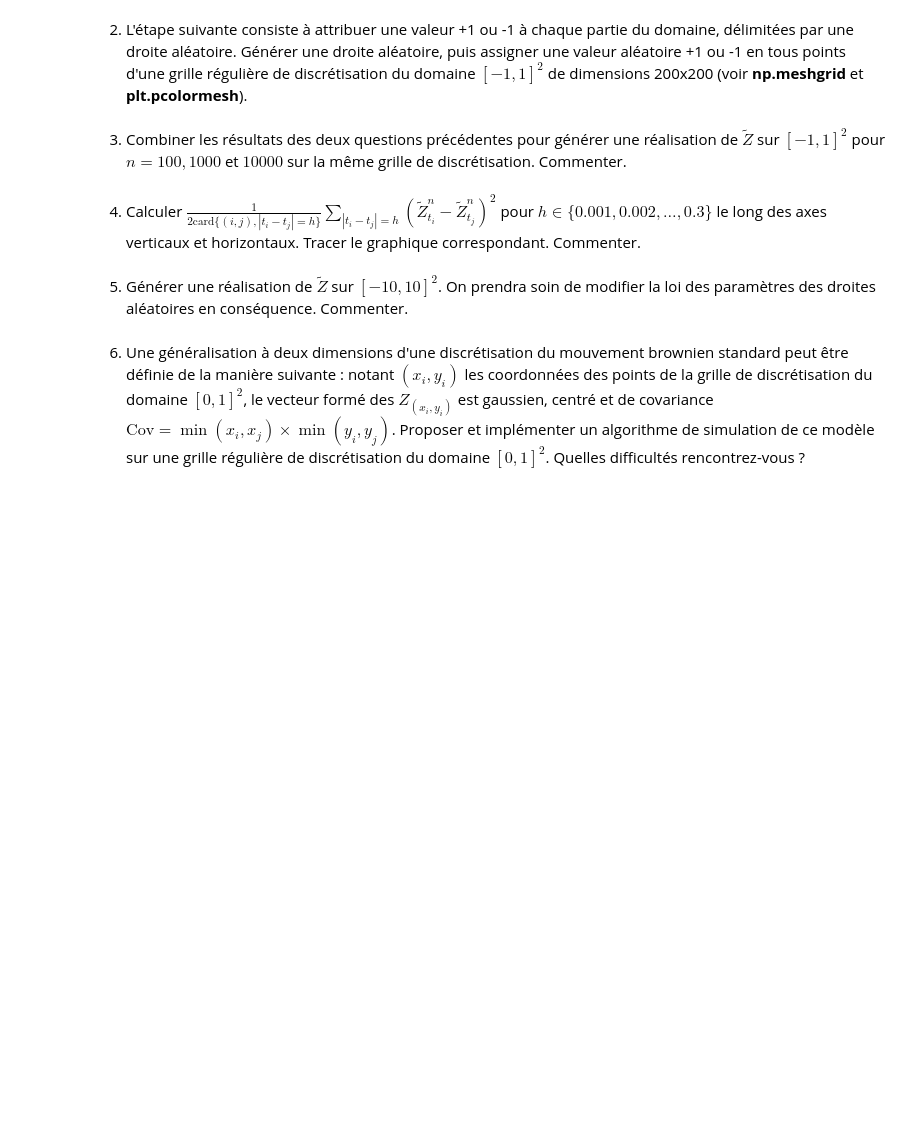
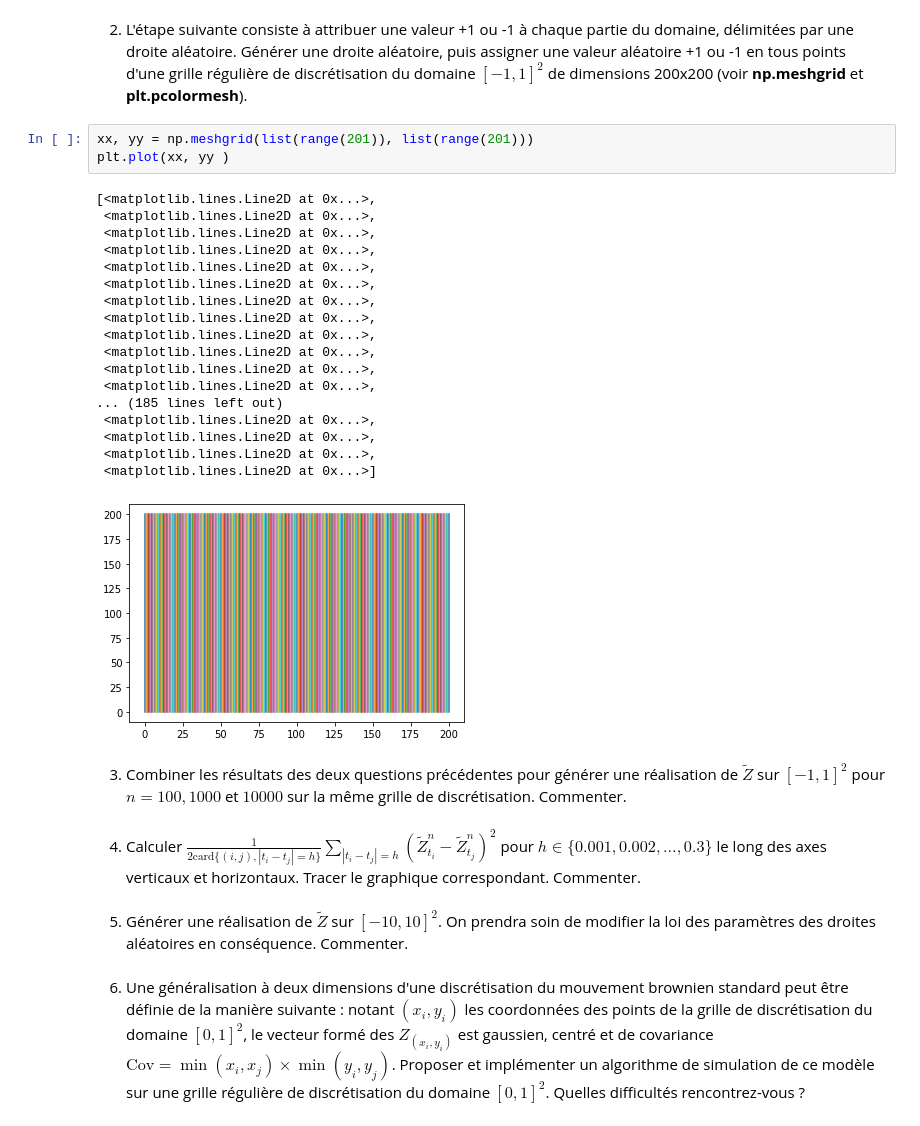
Before and after one commit to 21courgnea/Projet-Probabilit-COURGNEAU-LAFORGUE, a Jupyter notebook: Projet_Probabilités_COURGNEAU_LAFORGUE.ipynb, the cells around one changed output. Drawn from its saved outputs; the diff is of its cells as text; blank space fills up the shorter version.

```diff
--- a/Projet_Probabilités_COURGNEAU_LAFORGUE.ipynb
+++ b/Projet_Probabilités_COURGNEAU_LAFORGUE.ipynb
@@ -444,5 +447,27 @@ No handles with labels found to put in legend.
 # %% [markdown]
 2. L'étape suivante consiste à attribuer une valeur +1 ou -1 à chaque partie du domaine, délimitées par une droite aléatoire. Générer une droite aléatoire, puis assigner une valeur aléatoire +1 ou -1 en tous points d'une grille régulière de discrétisation du domaine $[-1,1]^2$ de dimensions 200x200 (voir **np.meshgrid** et **plt.pcolormesh**).
+# %%
+xx, yy = np.meshgrid(list(range(201)), list(range(201)))
+plt.plot(xx, yy )
+# %% [output]
+[<matplotlib.lines.Line2D at 0x...>,
+ <matplotlib.lines.Line2D at 0x...>,
+ <matplotlib.lines.Line2D at 0x...>,
+ <matplotlib.lines.Line2D at 0x...>,
+ <matplotlib.lines.Line2D at 0x...>,
+ <matplotlib.lines.Line2D at 0x...>,
+ <matplotlib.lines.Line2D at 0x...>,
+ <matplotlib.lines.Line2D at 0x...>,
+ <matplotlib.lines.Line2D at 0x...>,
+ <matplotlib.lines.Line2D at 0x...>,
+ <matplotlib.lines.Line2D at 0x...>,
+ <matplotlib.lines.Line2D at 0x...>,
+... (185 lines left out)
+ <matplotlib.lines.Line2D at 0x...>,
+ <matplotlib.lines.Line2D at 0x...>,
+ <matplotlib.lines.Line2D at 0x...>,
+ <matplotlib.lines.Line2D at 0x...>]
+[figure, added]
 # %% [markdown]
 3. Combiner les résultats des deux questions précédentes pour générer une réalisation de $\tilde{Z}$ sur $[-1,1]^2$ pour $n = 100, 1000$ et $10000$ sur la même grille de discrétisation. Commenter.
 # %% [markdown]
```
Also changed, not shown: parts of 6 cells of this notebook.
